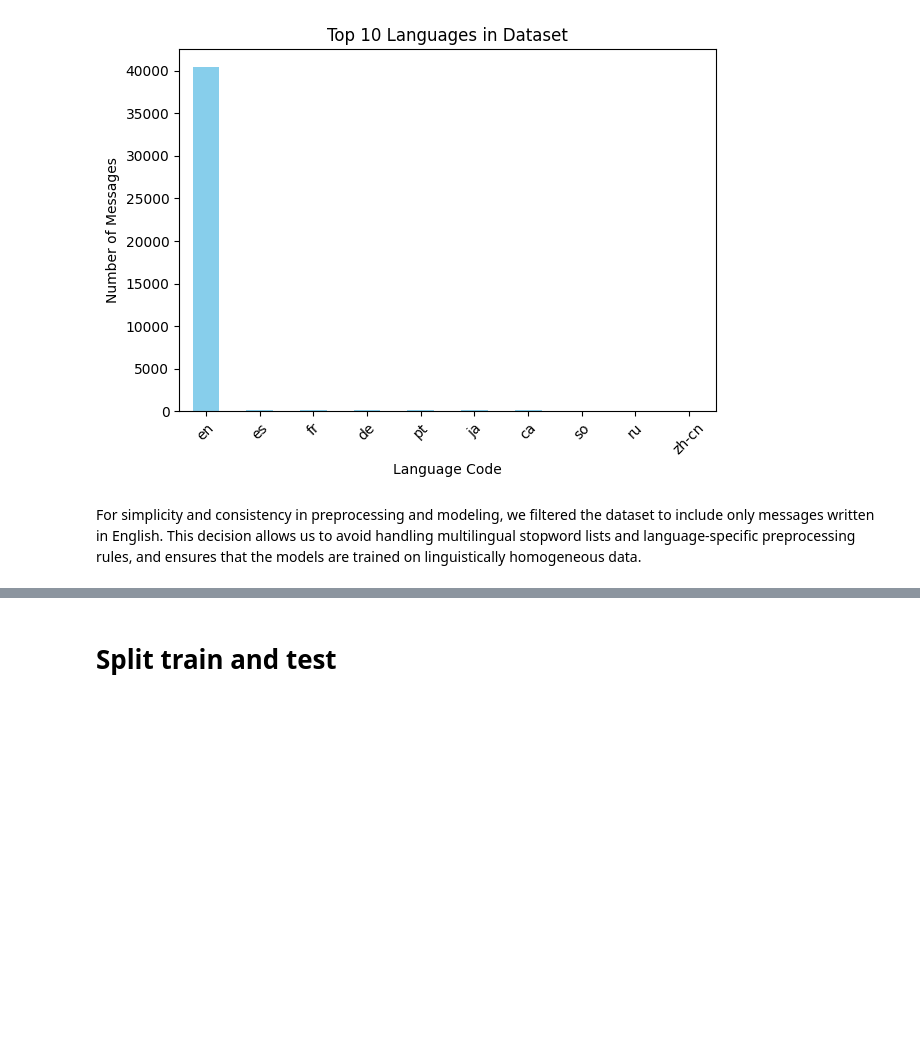
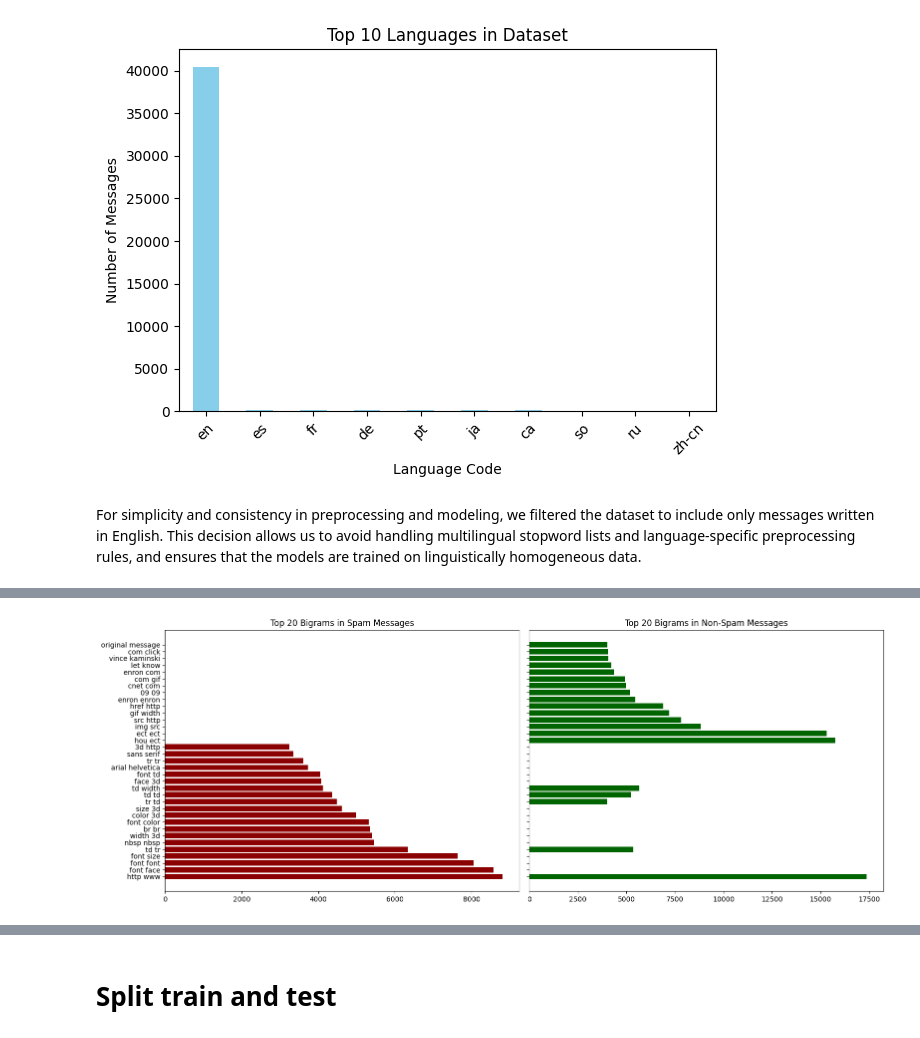
Before and after one commit to keitaVigano/tm4spam, a Jupyter notebook: notebooks/preprocessing.ipynb, the cells around one changed output, grey strips where cells are left out. Saved outputs shown, nothing was run; the diff lists cells and outputs as text; code cells hidden in the pictures; blank space fills up the shorter version.

```diff
--- a/notebooks/preprocessing.ipynb
+++ b/notebooks/preprocessing.ipynb
@@ -138,0 +184,29 @@ For simplicity and consistency in preprocessing and modeling, we filtered the da
+# %%
+from sklearn.feature_extraction.text import CountVectorizer
+
+def get_top_ngrams(corpus, ngram_range=(2, 2), n=20):
+    vec = CountVectorizer(ngram_range=ngram_range, stop_words='english').fit(corpus)
+    bag_of_words = vec.transform(corpus)
+    sum_words = bag_of_words.sum(axis=0)
+    words_freq = [(word, sum_words[0, idx]) for word, idx in vec.vocabulary_.items()]
+    words_freq = sorted(words_freq, key=lambda x: x[1], reverse=True)
+    return pd.DataFrame(words_freq[:n], columns=["bigram", "count"])
+
+spam_bigrams = get_top_ngrams(df[df["is_spam"] == 1]["text"], ngram_range=(2, 2))
+
+ham_bigrams = get_top_ngrams(df[df["is_spam"] == 0]["text"], ngram_range=(2, 2))
+
+fig, axes = plt.subplots(1, 2, figsize=(16, 6), sharey=True)
+
+axes[0].barh(spam_bigrams["bigram"], spam_bigrams["count"], color="darkred")
+axes[0].set_title("Top 20 Bigrams in Spam Messages")
+axes[0].invert_yaxis()
+
+axes[1].barh(ham_bigrams["bigram"], ham_bigrams["count"], color="darkgreen")
+axes[1].set_title("Top 20 Bigrams in Non-Spam Messages")
+axes[1].invert_yaxis()
+
+plt.tight_layout()
+plt.show()
+# %% [output]
+[figure, added]
```
Also changed, not shown: parts of 6 cells of this notebook.
